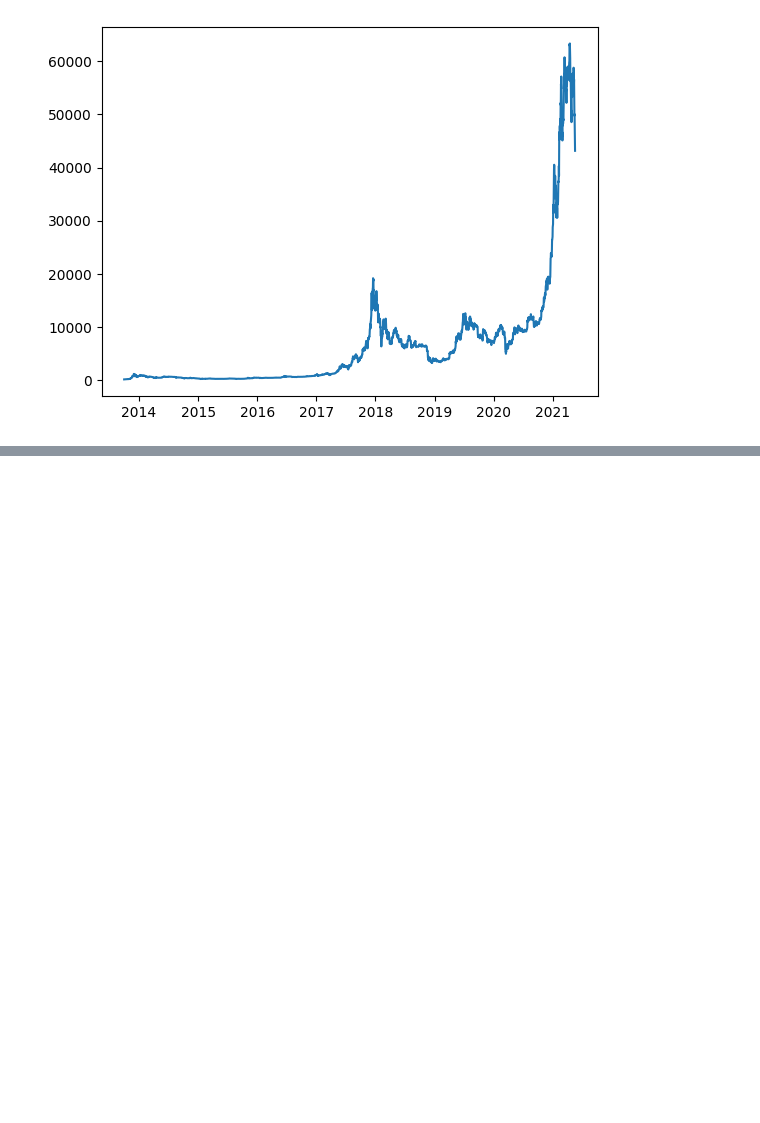
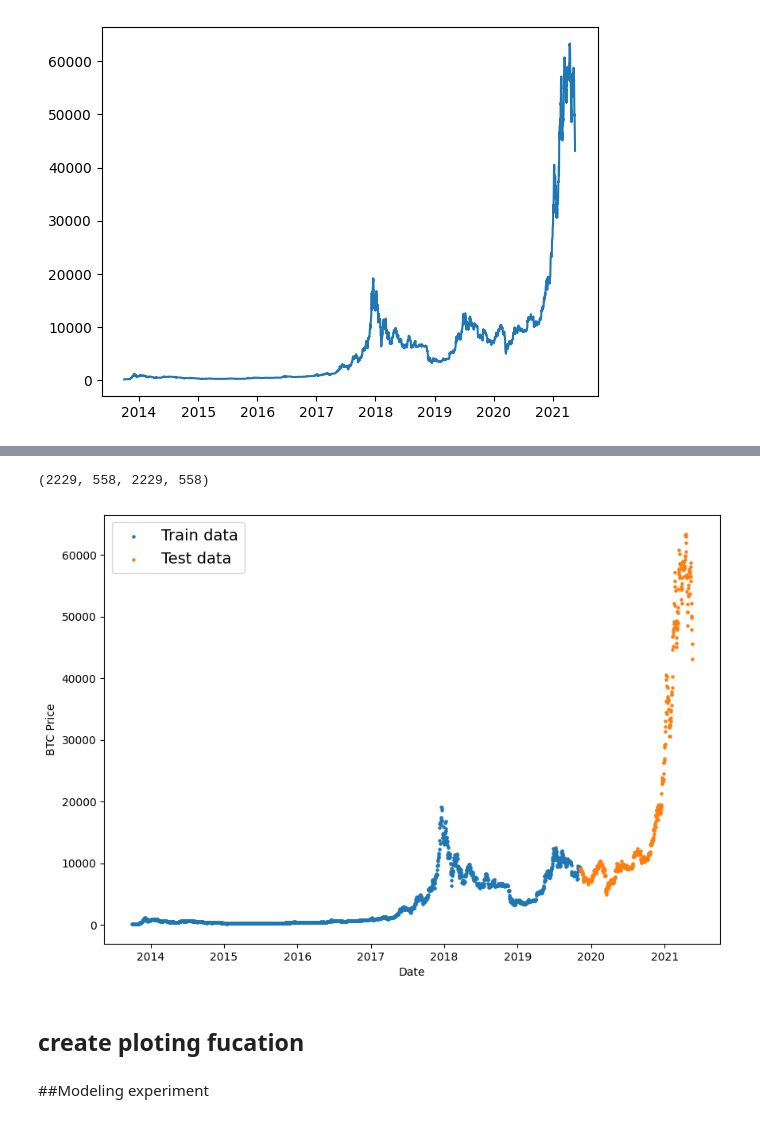
Before and after one commit to NITIN9694/TensorFlow-Learning, a Jupyter notebook: 11_time_series_forecasting_in_tensorflow.ipynb, the cells around one changed output, grey strips where cells are left out. Cells and saved outputs as stored; diff of their text form; code cells hidden in the pictures; blank space fills up the shorter version.

Commit message:
Build the train and test set using timeseries slices

```diff
--- a/11_time_series_forecasting_in_tensorflow.ipynb
+++ b/11_time_series_forecasting_in_tensorflow.ipynb
@@ -143,0 +147,27 @@ plt.show()
+# %%
+#create train and test split right way for data time series
+split_size = int(0.8*len(btc_price))
+
+#create train data split (every thing before the split)
+X_train , y_train = timesteps[:split_size], btc_price[:split_size]
+
+#create test data split
+X_test, y_test = timesteps[split_size:],btc_price[split_size:]
+
+len(X_train),len(X_test),len(y_train),len(y_test)
+# %% [output]
+(2229, 558, 2229, 558)
+# %%
+
+# Let's plot wrong train and test splits
+plt.figure(figsize=(10, 7))
+plt.scatter(X_train, y_train, s=5, label="Train data")
+plt.scatter(X_test, y_test, s=5, label="Test data")
+plt.xlabel("Date")
+plt.ylabel("BTC Price")
+plt.legend(fontsize=14)
+plt.show();
+# %% [output]
+[figure, added]
+# %% [markdown]
+## create ploting fucation
@@ -143,0 +197,2 @@ plt.show()
+# %% [markdown]
+##Modeling experiment
```
Also changed, not shown: parts of 3 cells of this notebook.
